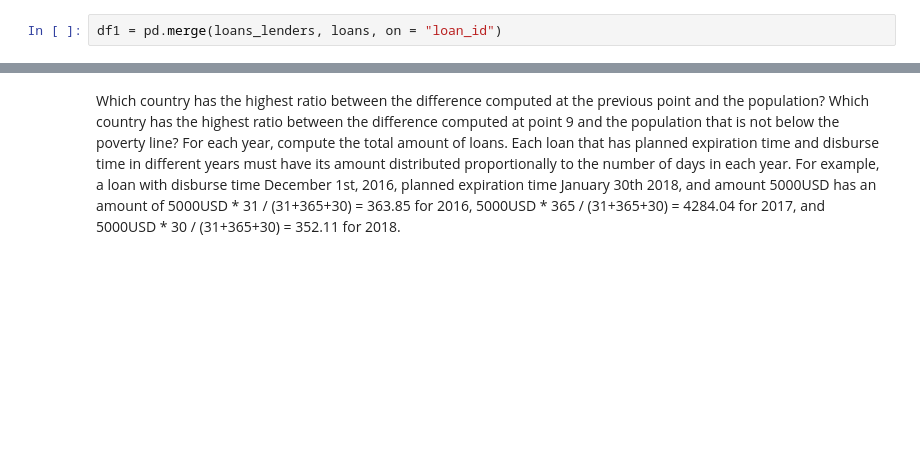
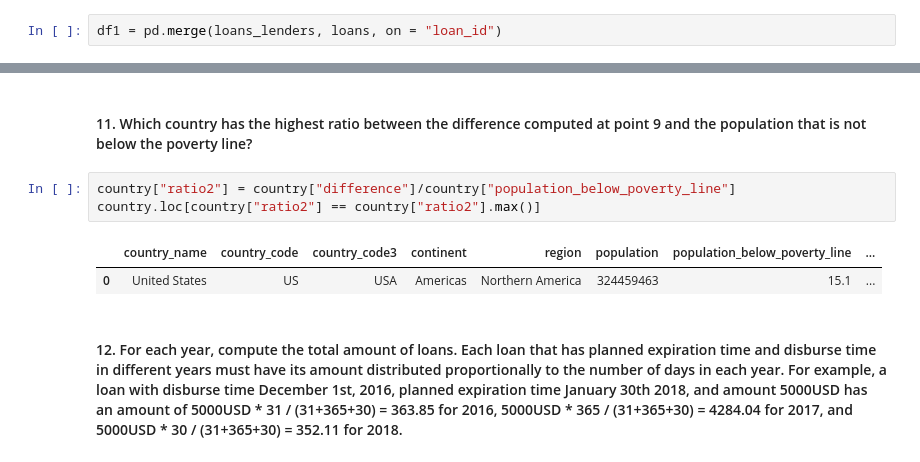
Before and after one commit to MarcoP9/FOCS, a Jupyter notebook: Project.ipynb, the cells around one changed output, grey strips where cells are left out. Drawn from its saved outputs; the diff is of its cells as text; blank space fills up the shorter version.

```diff
--- a/Project.ipynb
+++ b/Project.ipynb
@@ -238,4 +259,10 @@ df2
+# %% [markdown]
+#### 11. Which country has the highest ratio between the difference computed at point 9 and the population that is not below the poverty line?
+# %%
+country["ratio2"] = country["difference"]/country["population_below_poverty_line"]
+country.loc[country["ratio2"] == country["ratio2"].max()]
+# %% [output]
+|  | country_name | country_code | country_code3 | continent | region | population | population_below_poverty_line | ... |
+| 0 | United States | US | USA | Americas | Northern America | 324459463 | 15.1 | ... |
 # %% [markdown]
-Which country has the highest ratio between the difference computed at the previous point and the population?
-Which country has the highest ratio between the difference computed at point 9 and the population that is not below the poverty line?
-For each year, compute the total amount of loans. Each loan that has planned expiration time and disburse time in different years must have its amount distributed proportionally to the number of days in each year. For example, a loan with disburse time December 1st, 2016, planned expiration time January 30th 2018, and amount 5000USD has an amount of 5000USD * 31 / (31+365+30) = 363.85 for 2016, 5000USD * 365 / (31+365+30) = 4284.04 for 2017, and 5000USD * 30 / (31+365+30) = 352.11 for 2018.
+#### 12. For each year, compute the total amount of loans. Each loan that has planned expiration time and disburse time in different years must have its amount distributed proportionally to the number of days in each year. For example, a loan with disburse time December 1st, 2016, planned expiration time January 30th 2018, and amount 5000USD has an amount of 5000USD * 31 / (31+365+30) = 363.85 for 2016, 5000USD * 365 / (31+365+30) = 4284.04 for 2017, and 5000USD * 30 / (31+365+30) = 352.11 for 2018.
```
Also changed, not shown: parts of 13 cells of this notebook.
